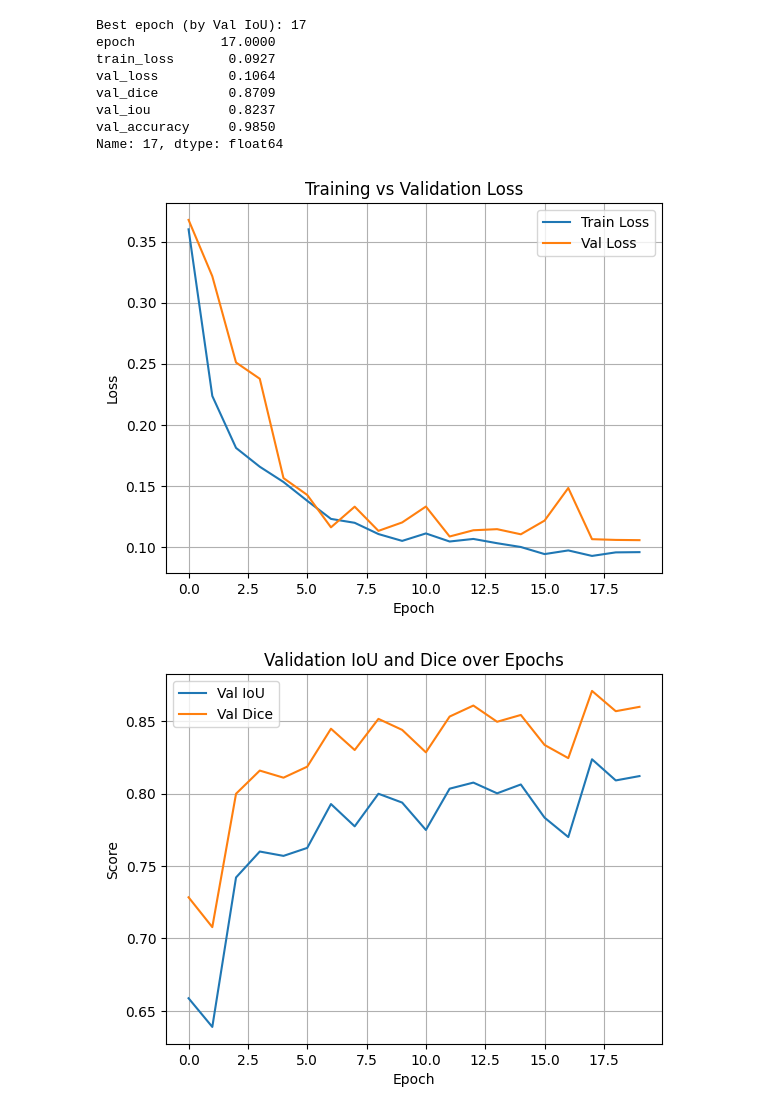
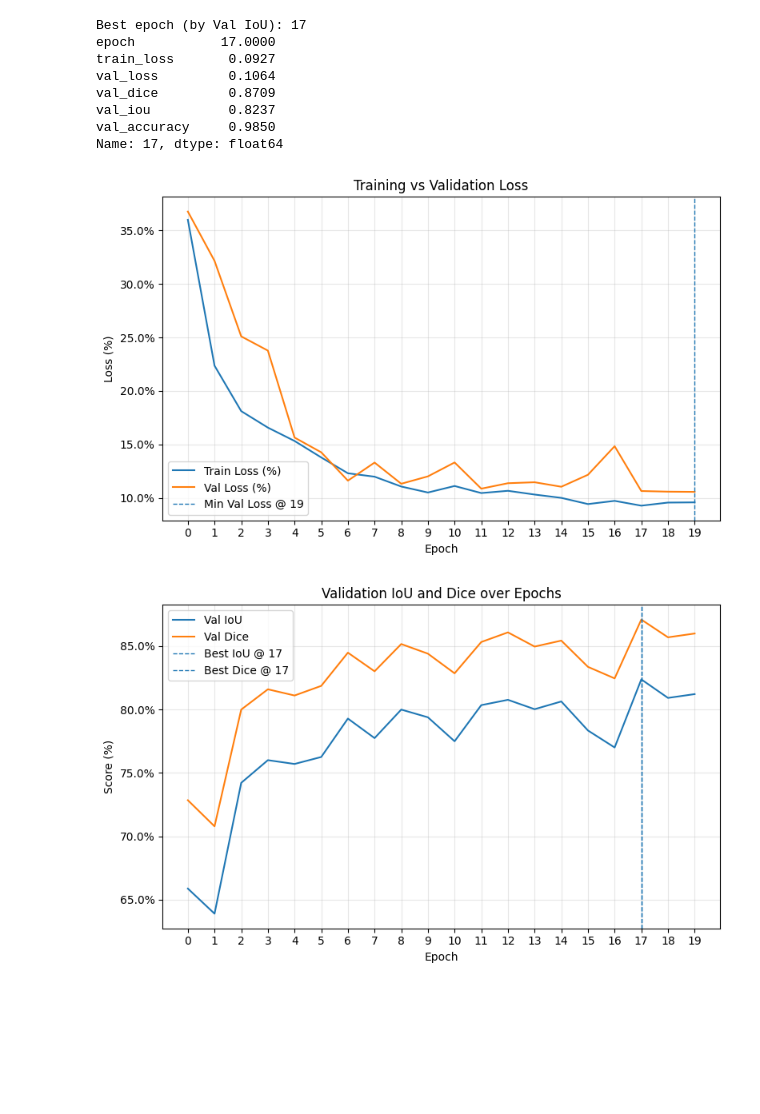
Before and after one commit to Nakarmi23/building-segmentation-unet-resnet, a Jupyter notebook: src/metrics_visualization.ipynb, the cells around one changed output. Drawn from its saved outputs; the diff is of its cells as text; code cells hidden in the pictures; blank space fills up the shorter version.

```diff
--- a/src/metrics_visualization.ipynb
+++ b/src/metrics_visualization.ipynb
@@ -42,33 +43,64 @@ val_iou          0.8237
 val_accuracy     0.9850
 Name: 17, dtype: float64
 # %%
-# -------------------------------
-# Plot 1: Train vs Validation Loss
-# -------------------------------
-plt.figure()
-plt.plot(df["epoch"], df["train_loss"], label="Train Loss")
-plt.plot(df["epoch"], df["val_loss"], label="Val Loss")
+
+from matplotlib.ticker import PercentFormatter
+
+plt.figure(figsize=(8, 5))
+
+plt.plot(df["epoch"], df["train_loss"] * 100, label="Train Loss (%)")
+plt.plot(df["epoch"], df["val_loss"] * 100, label="Val Loss (%)")
+
+# ---- best epoch (minimum val loss) ----
+best_val_epoch = df.loc[df["val_loss"].idxmin(), "epoch"]
+plt.axvline(
+    best_val_epoch,
+    linestyle="--",
+    linewidth=1,
+    label=f"Min Val Loss @ {best_val_epoch}"
+)
+
 plt.xlabel("Epoch")
-plt.ylabel("Loss")
+plt.ylabel("Loss (%)")
 plt.title("Training vs Validation Loss")
-plt.grid(True)
+
+# Integer epochs
+plt.xticks(np.arange(df["epoch"].min(), df["epoch"].max() + 1, 1))
+
+# Percentage formatting ONLY (no forced limits)
+plt.gca().yaxis.set_major_formatter(PercentFormatter())
+
+plt.grid(True, alpha=0.3)
 plt.legend()
+plt.tight_layout()
 plt.show()
 # %% [output]
-[figure, old version]
+[figure, new version]
 # %%
-# -------------------------------
-# Plot 2: Validation IoU and Dice
-# -------------------------------
-plt.figure()
+plt.figure(figsize=(8, 5))
+
 plt.plot(df["epoch"], df["val_iou"], label="Val IoU")
 plt.plot(df["epoch"], df["val_dice"], label="Val Dice")
+
+best_iou_epoch = df.loc[df["val_iou"].idxmax(), "epoch"]
+best_dice_epoch = df.loc[df["val_dice"].idxmax(), "epoch"]
+
+plt.axvline(best_iou_epoch, linestyle="--", linewidth=1, label=f"Best IoU @ {best_iou_epoch}")
+plt.axvline(best_dice_epoch, linestyle="--", linewidth=1, label=f"Best Dice @ {best_dice_epoch}")
+
 plt.xlabel("Epoch")
-plt.ylabel("Score")
+plt.ylabel("Score (%)")
 plt.title("Validation IoU and Dice over Epochs")
-plt.grid(True)
+
+# ---- FIXES ----
+plt.xticks(np.arange(df["epoch"].min(), df["epoch"].max() + 1, 1))
+plt.gca().yaxis.set_major_formatter(PercentFormatter(xmax=1.0))
+# ----------------
+
+plt.grid(True, alpha=0.3)
 plt.legend()
+plt.tight_layout()
 plt.show()
 # %% [output]
-[figure, old version]
+[figure, new version]
 # %%
```
Also changed, not shown: parts of 2 cells of this notebook, 5 other files.
